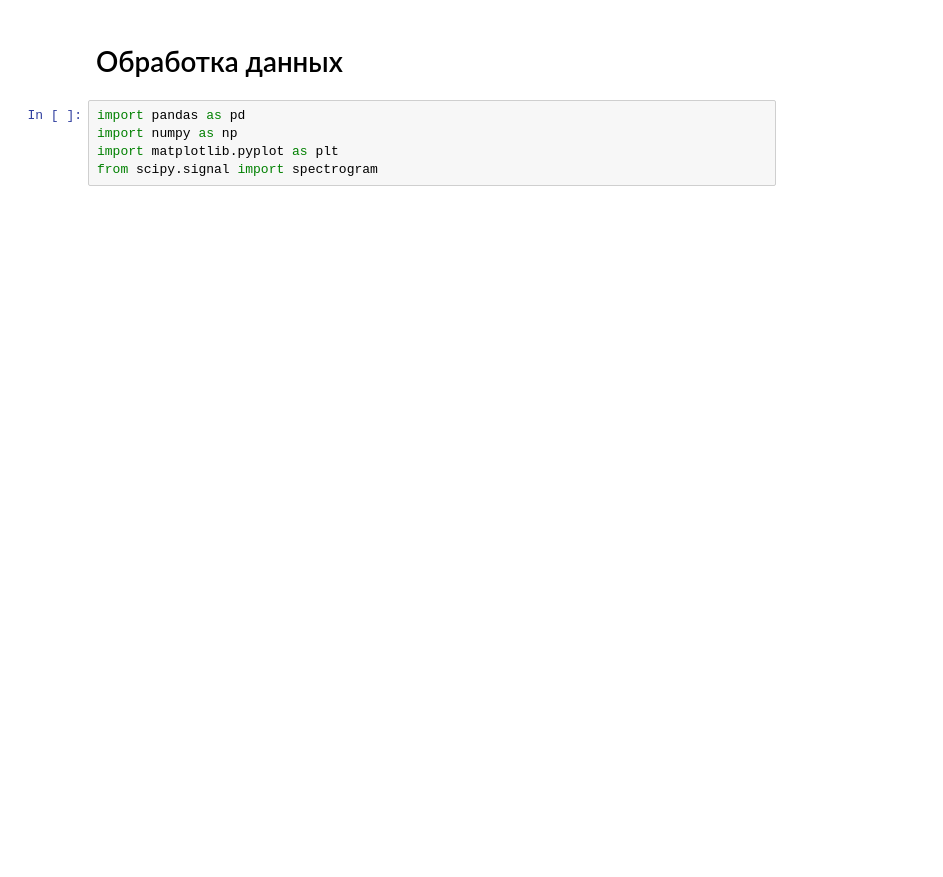
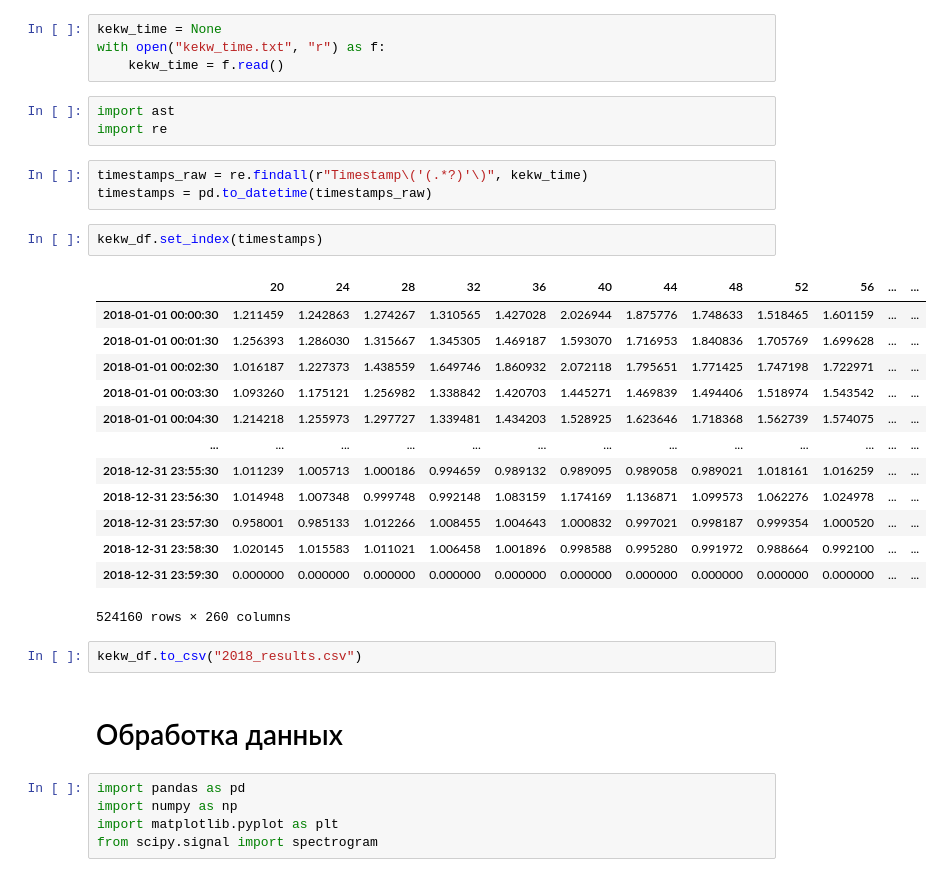
Before and after one commit to QQQiwi/diploma, a Jupyter notebook: src/experiments/cv/train/classification_cv.ipynb, the cells around one changed output. Drawn from its saved outputs; the diff is of its cells as text; blank space fills up the shorter version.

```diff
--- a/src/experiments/cv/train/classification_cv.ipynb
+++ b/src/experiments/cv/train/classification_cv.ipynb
@@ -1,3 +98,31 @@
+# %%
+kekw_time = None
+with open("kekw_time.txt", "r") as f:
+    kekw_time = f.read()
+# %%
+import ast
+import re
+# %%
+timestamps_raw = re.findall(r"Timestamp\('(.*?)'\)", kekw_time)
+timestamps = pd.to_datetime(timestamps_raw)
+# %%
+kekw_df.set_index(timestamps)
+# %% [output]
+|  | 20 | 24 | 28 | 32 | 36 | 40 | 44 | 48 | 52 | 56 | ... | ... |
+| 2018-01-01 00:00:30 | 1.211459 | 1.242863 | 1.274267 | 1.310565 | 1.427028 | 2.026944 | 1.875776 | 1.748633 | 1.518465 | 1.601159 | ... | ... |
+| 2018-01-01 00:01:30 | 1.256393 | 1.286030 | 1.315667 | 1.345305 | 1.469187 | 1.593070 | 1.716953 | 1.840836 | 1.705769 | 1.699628 | ... | ... |
+| 2018-01-01 00:02:30 | 1.016187 | 1.227373 | 1.438559 | 1.649746 | 1.860932 | 2.072118 | 1.795651 | 1.771425 | 1.747198 | 1.722971 | ... | ... |
+| 2018-01-01 00:03:30 | 1.093260 | 1.175121 | 1.256982 | 1.338842 | 1.420703 | 1.445271 | 1.469839 | 1.494406 | 1.518974 | 1.543542 | ... | ... |
+| 2018-01-01 00:04:30 | 1.214218 | 1.255973 | 1.297727 | 1.339481 | 1.434203 | 1.528925 | 1.623646 | 1.718368 | 1.562739 | 1.574075 | ... | ... |
+| ... | ... | ... | ... | ... | ... | ... | ... | ... | ... | ... | ... | ... |
+| 2018-12-31 23:55:30 | 1.011239 | 1.005713 | 1.000186 | 0.994659 | 0.989132 | 0.989095 | 0.989058 | 0.989021 | 1.018161 | 1.016259 | ... | ... |
+| 2018-12-31 23:56:30 | 1.014948 | 1.007348 | 0.999748 | 0.992148 | 1.083159 | 1.174169 | 1.136871 | 1.099573 | 1.062276 | 1.024978 | ... | ... |
+| 2018-12-31 23:57:30 | 0.958001 | 0.985133 | 1.012266 | 1.008455 | 1.004643 | 1.000832 | 0.997021 | 0.998187 | 0.999354 | 1.000520 | ... | ... |
+| 2018-12-31 23:58:30 | 1.020145 | 1.015583 | 1.011021 | 1.006458 | 1.001896 | 0.998588 | 0.995280 | 0.991972 | 0.988664 | 0.992100 | ... | ... |
+| 2018-12-31 23:59:30 | 0.000000 | 0.000000 | 0.000000 | 0.000000 | 0.000000 | 0.000000 | 0.000000 | 0.000000 | 0.000000 | 0.000000 | ... | ... |
+524160 rows × 260 columns
+# %%
+kekw_df.to_csv("2018_results.csv")
 # %% [markdown]
 # Обработка данных
 # %%
```
Also changed, not shown: parts of 43 cells of this notebook, 2 other files.
